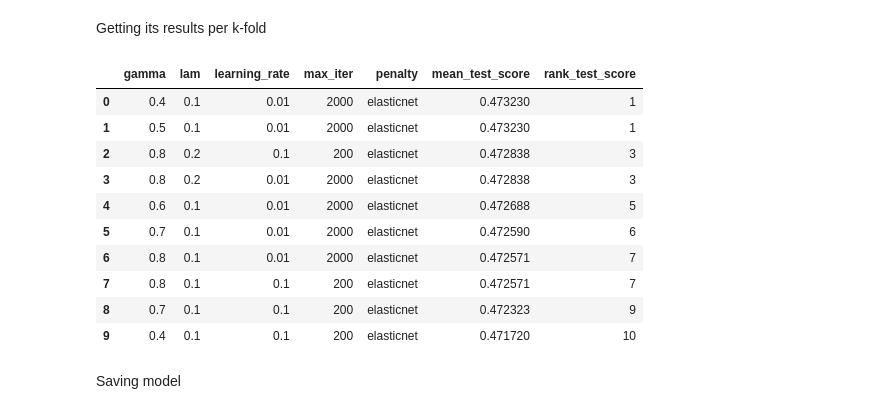
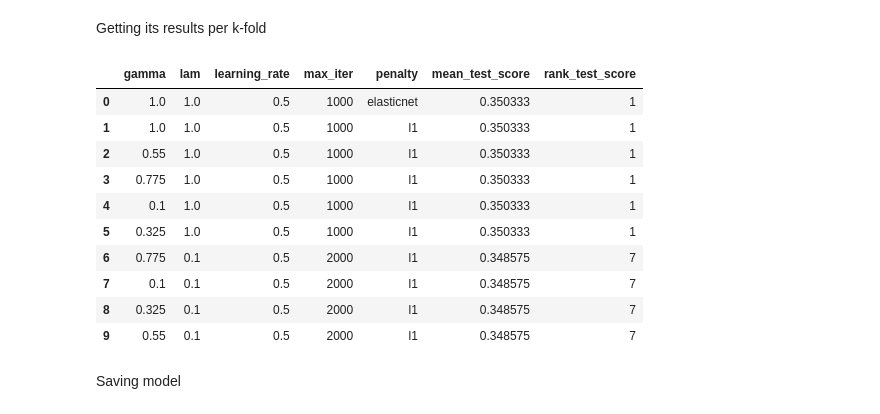
Before and after one commit to Brunoware/butterfly_images_classification, a Jupyter notebook: proyecto_1_clasificacion_prod_Bruno2.ipynb, the cells around one changed output. Saved outputs shown, nothing was run; the diff lists cells and outputs as text; code cells hidden in the pictures.

```diff
--- a/proyecto_1_clasificacion_prod_Bruno2.ipynb
+++ b/proyecto_1_clasificacion_prod_Bruno2.ipynb
@@ -237,7 +177,8 @@ plt.show()
 # %% [markdown]
 ## Logistic Regression
 # %%
-from sklearn.model_selection import GridSearchCV
+from sklearn.model_selection import GridSearchCV, StratifiedKFold
+from sklearn.metrics import make_scorer, precision_score
 
 # basic model
 scaler = StandardScaler()
@@ -249,11 +190,11 @@ lr_pipe = Pipeline([('scaler', scaler), ('pca', pca), ('clf', lr_selected)])
 custom_precision = make_scorer(precision_score, average = 'weighted', zero_division = 0)
 
 # params
-learning_rate = [0.0001, 0.001, 0.01, 0.1, 0.5]
-max_iter = [100, 200, 300, 500, 1000, 2000]
-penalty = ['l1', 'l2', 'elasticnet', None]
-lam = np.linspace(0.1, 1, 10)
-gamma = np.linspace(0.1, 1, 10)
+learning_rate = [0.001, 0.01, 0.1, 0.5]
+max_iter = [1000, 2000]
+penalty = ['l1', 'l2', 'elasticnet']
+lam = np.linspace(0.1, 1, 5)
+gamma = np.linspace(0.1, 1, 5)
 
 # paramgrid
 param_grid = {'clf__estimator__learning_rate': learning_rate,
@@ -263,7 +204,7 @@ param_grid = {'clf__estimator__learning_rate': learning_rate,
             'clf__estimator__gamma': gamma}
 
 # K-folds
-skf = StratifiedKFold(n_splits = 5, shuffle = True, random_state = 23)
+skf = StratifiedKFold(n_splits = 10, shuffle = True, random_state = 23)
 
 # declaring GSCV
 grid_lr = GridSearchCV(estimator = lr_pipe,
@@ -275,5 +216,5 @@ grid_lr = GridSearchCV(estimator = lr_pipe,
 
 X_trainval = np.vstack([X_train, X_val])
 y_trainval = np.concatenate([y_train, y_val])
-grid_sv.fit(X_trainval, y_trainval)
+grid_lr.fit(X_trainval, y_trainval)
 # %% [output]
@@ -345,29 +287,28 @@ y_scores_lr
 # %% [markdown]
 Getting its results per k-fold
 # %%
-results_lr = pd.DataFrame(grid_sv.cv_results_)
+results_lr = pd.DataFrame(grid_lr.cv_results_)
 param_columns = list(filter(lambda x: 'param_clf' in x, results_lr.columns.tolist()))
 rest_columns = ['mean_test_score', 'rank_test_score']
 results_lr = results_lr[param_columns + rest_columns]
 param_columns_renamed = [param.split('__')[-1] for param in param_columns]
 results_lr.columns = param_columns_renamed + rest_columns
 results_lr = results_lr.sort_values(by = 'rank_test_score')\
 						.reset_index(drop = True)
-results_lr = results_lr.head(10)
 # Top 10
-results_lr
+results_lr.head(10)
 # %% [output]
 |  | gamma | lam | learning_rate | max_iter | penalty | mean_test_score | rank_test_score |
-| 0 | 0.4 | 0.1 | 0.01 | 2000 | elasticnet | 0.473230 | 1 |
-| 1 | 0.5 | 0.1 | 0.01 | 2000 | elasticnet | 0.473230 | 1 |
-| 2 | 0.8 | 0.2 | 0.1 | 200 | elasticnet | 0.472838 | 3 |
-| 3 | 0.8 | 0.2 | 0.01 | 2000 | elasticnet | 0.472838 | 3 |
-| 4 | 0.6 | 0.1 | 0.01 | 2000 | elasticnet | 0.472688 | 5 |
-| 5 | 0.7 | 0.1 | 0.01 | 2000 | elasticnet | 0.472590 | 6 |
-| 6 | 0.8 | 0.1 | 0.01 | 2000 | elasticnet | 0.472571 | 7 |
-| 7 | 0.8 | 0.1 | 0.1 | 200 | elasticnet | 0.472571 | 7 |
-| 8 | 0.7 | 0.1 | 0.1 | 200 | elasticnet | 0.472323 | 9 |
-| 9 | 0.4 | 0.1 | 0.1 | 200 | elasticnet | 0.471720 | 10 |
+| 0 | 1.0 | 1.0 | 0.5 | 1000 | elasticnet | 0.350333 | 1 |
+| 1 | 1.0 | 1.0 | 0.5 | 1000 | l1 | 0.350333 | 1 |
+| 2 | 0.55 | 1.0 | 0.5 | 1000 | l1 | 0.350333 | 1 |
+| 3 | 0.775 | 1.0 | 0.5 | 1000 | l1 | 0.350333 | 1 |
+| 4 | 0.1 | 1.0 | 0.5 | 1000 | l1 | 0.350333 | 1 |
+| 5 | 0.325 | 1.0 | 0.5 | 1000 | l1 | 0.350333 | 1 |
+| 6 | 0.775 | 0.1 | 0.5 | 2000 | l1 | 0.348575 | 7 |
+| 7 | 0.1 | 0.1 | 0.5 | 2000 | l1 | 0.348575 | 7 |
+| 8 | 0.325 | 0.1 | 0.5 | 2000 | l1 | 0.348575 | 7 |
+| 9 | 0.55 | 0.1 | 0.5 | 2000 | l1 | 0.348575 | 7 |
 # %% [markdown]
 Saving model
 # %%
```
Also changed, not shown: parts of 34 cells of this notebook, 4 other files.
